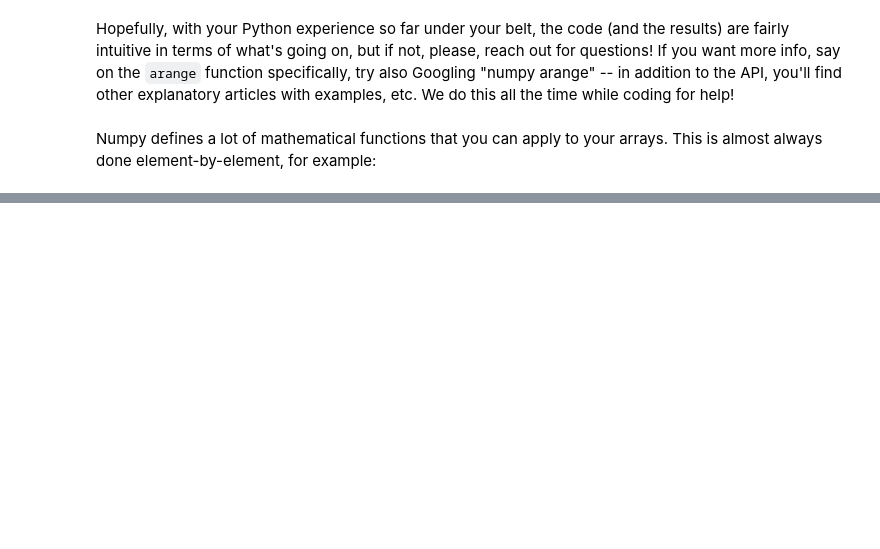
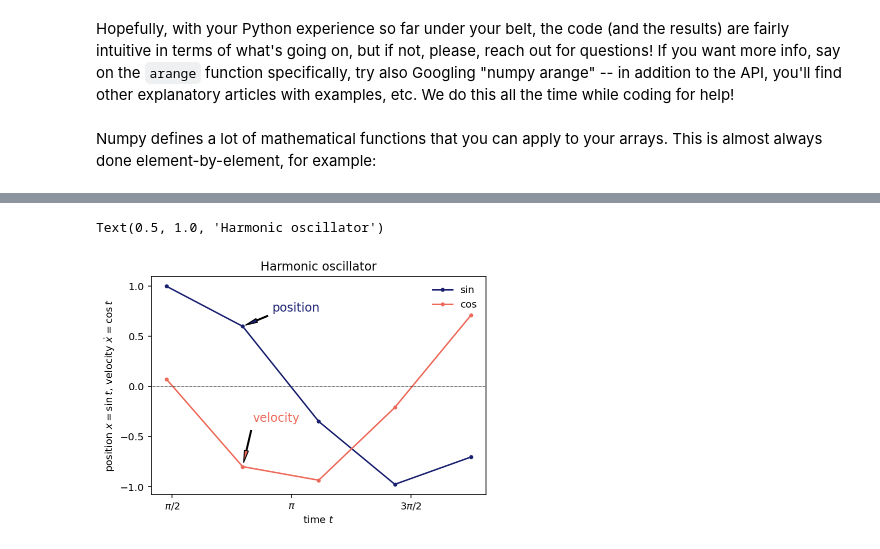
Before and after one commit to ttesileanu/nsbp-summer-2022, a Jupyter notebook: python_intro.ipynb, the cells around one changed output, grey strips where cells are left out. Drawn from its saved outputs; the diff is of its cells as text; code cells hidden in the pictures; blank space fills up the shorter version.

```diff
--- a/python_intro.ipynb
+++ b/python_intro.ipynb
@@ -896,0 +929,54 @@ And never forget: reach out to us with any question; we are here for you to lear
+# %%
+# the string ".-" is a style specification; "." means dot markers, "-" means line
+# c="#..." is a color in RGB format
+# the label="..." sets a label for each line, to be used below in plt.legend
+plt.plot(last_arr, sin_arr, ".-", c="#18206F", label="sin")
+plt.plot(last_arr, cos_arr, ".-", c="#ED6A5A", label="cos")
+
+# horizontal black (c="k"), dotted (linestyle=":"), thin (linewidth=0.5) line through 0
+plt.axhline(0, c="k", linestyle=":", linewidth=0.5)
+
+# fancier labels; text within dollar signs is in LaTeX, a language for writing math
+plt.xlabel("time $t$")
+# r"..." or r '...' is a 'raw' string, meaning you can use backslashes without issues
+# (in normal strings backslashes can be used for special characters)
+# the backslash indicates a macro in LaTeX, such as \dot that puts the time-derivative
+# dot on the x below
+plt.ylabel(r"position $x = \sin t$, velocity $\dot x = \cos t$")
+
+# add a legend and remove the distracting box
+plt.legend(frameon=False)
+
+# place some annotations on the curves themselves
+plt.annotate(
+    "position",                     # annotation text
+    (last_arr[1], sin_arr[1]),      # position to annotate, in data coordinates
+    xytext=(30, 15),                # position of the annotation text...
+    textcoords="offset points",     # ...relative to annotated point above
+    fontsize=12,                    # make the font a bit bigger (default is 10)
+    color="#18206F",                # match the color of the plot
+    arrowprops={"width": 1, "shrink": 0.1, "headwidth": 4, "facecolor": "#18206F"}
+                                    # add an arrow connecting text to target
+)
+plt.annotate(
+    "velocity",
+    (last_arr[1], cos_arr[1]),
+    xytext=(10, 45),
+    textcoords="offset points",     # a "point" is 1/72 of an inch
+    fontsize=12,
+    color="#ED6A5A",
+    arrowprops={"width": 1, "shrink": 0.1, "headwidth": 4, "facecolor": "#ED6A5A"}
+)
+
+# use more informative ticks
+plt.yticks([-1, -0.5, 0, 0.5, 1])
+# use human-friendly tick labels
+plt.xticks(
+    [np.pi / 2, np.pi, 3 * np.pi / 2], labels=[r"$\pi / 2$", r"$\pi$", r"$3 \pi / 2$"]
+)
+
+# finally, set a title
+plt.title("Harmonic oscillator")
+# %% [output]
+Text(0.5, 1.0, 'Harmonic oscillator')
+[figure, added]
```
Also changed, not shown: parts of 14 cells of this notebook.
